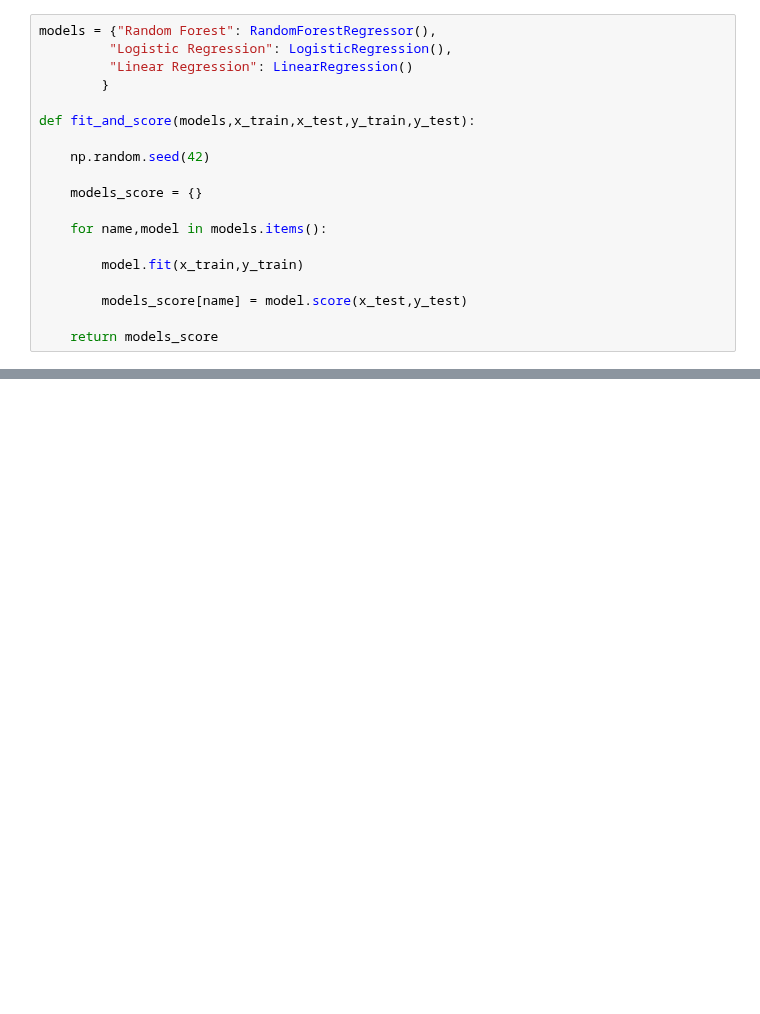
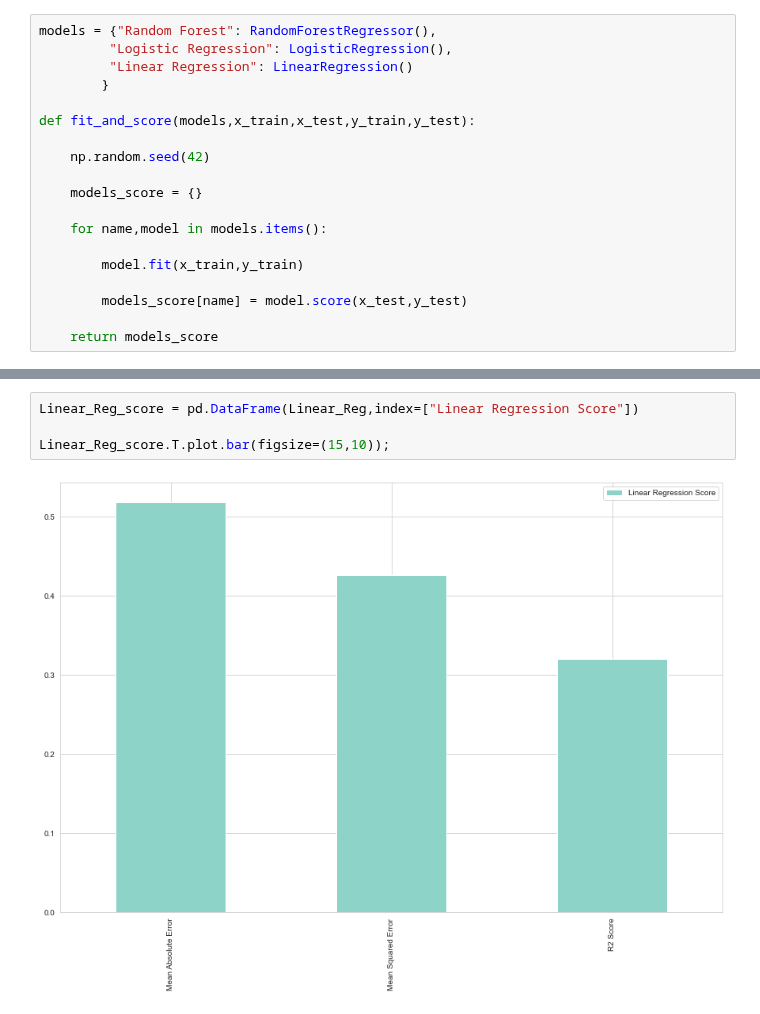
Before and after one commit to shamimsikder/ML-Exercises, a Jupyter notebook: Exercise Project/Wine Quality Prediction Using Regression Models.ipynb, the cells around one changed output, grey strips where cells are left out. Drawn from its saved outputs; the diff is of its cells as text; blank space fills up the shorter version.

```diff
--- a/Exercise Project/Wine Quality Prediction Using Regression Models.ipynb
+++ b/Exercise Project/Wine Quality Prediction Using Regression Models.ipynb
@@ -194,0 +255,6 @@ model_compare.T.plot.bar(figsize=(15,10));
+# %%
+Linear_Reg_score = pd.DataFrame(Linear_Reg,index=["Linear Regression Score"])
+
+Linear_Reg_score.T.plot.bar(figsize=(15,10));
+# %% [output]
+[figure, added]
```
Also changed, not shown: parts of 9 cells of this notebook.
